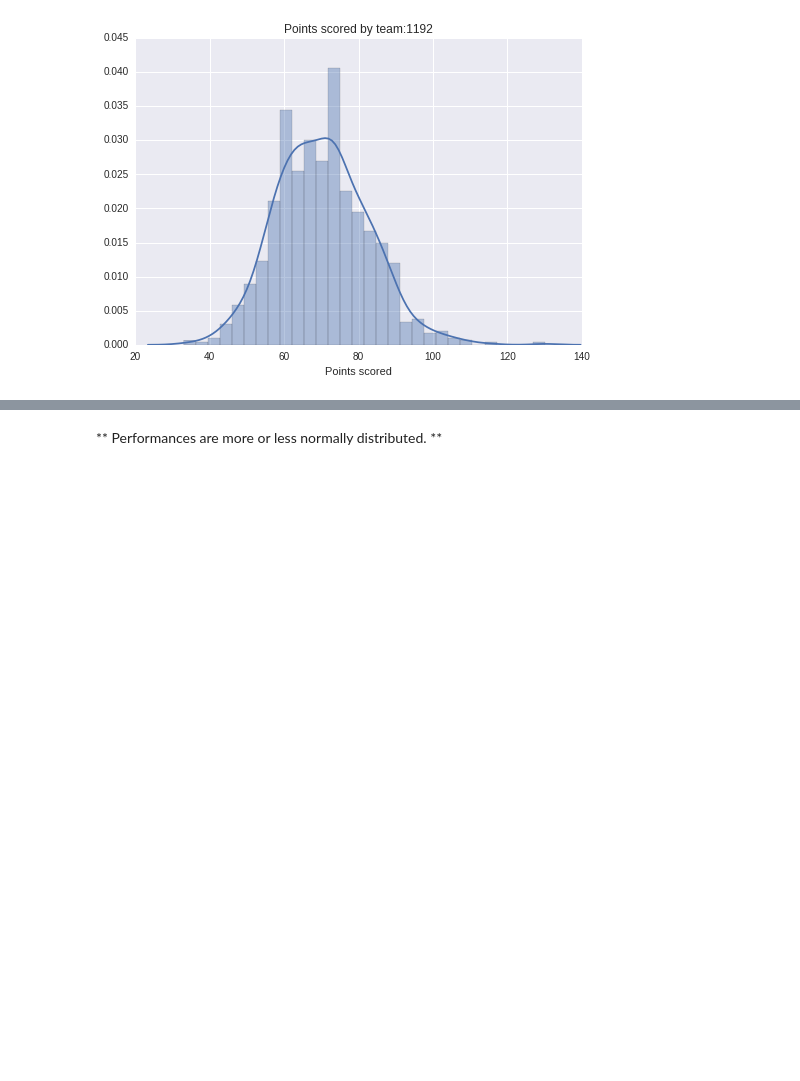
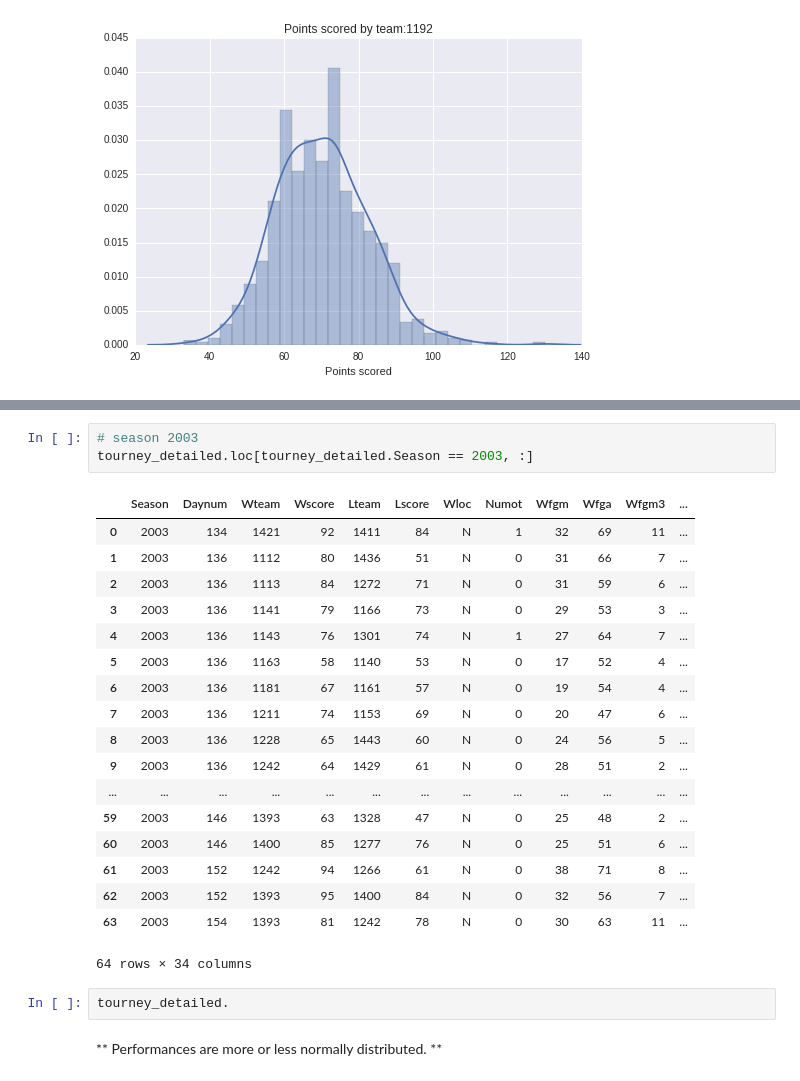
Before and after one commit to numb3r33/March-Madness, a Jupyter notebook: notebooks/PolyaMethod.ipynb, the cells around one changed output, grey strips where cells are left out. Cells and saved outputs as stored; diff of their text form; blank space fills up the shorter version.

```diff
--- a/notebooks/PolyaMethod.ipynb
+++ b/notebooks/PolyaMethod.ipynb
@@ -187,3 +234,27 @@ plot_point_distribution(team_perf, 1192)
+# %%
+# season 2003
+tourney_detailed.loc[tourney_detailed.Season == 2003, :]
+# %% [output]
+|  | Season | Daynum | Wteam | Wscore | Lteam | Lscore | Wloc | Numot | Wfgm | Wfga | Wfgm3 | ... |
+| 0 | 2003 | 134 | 1421 | 92 | 1411 | 84 | N | 1 | 32 | 69 | 11 | ... |
+| 1 | 2003 | 136 | 1112 | 80 | 1436 | 51 | N | 0 | 31 | 66 | 7 | ... |
+| 2 | 2003 | 136 | 1113 | 84 | 1272 | 71 | N | 0 | 31 | 59 | 6 | ... |
+| 3 | 2003 | 136 | 1141 | 79 | 1166 | 73 | N | 0 | 29 | 53 | 3 | ... |
+| 4 | 2003 | 136 | 1143 | 76 | 1301 | 74 | N | 1 | 27 | 64 | 7 | ... |
+| 5 | 2003 | 136 | 1163 | 58 | 1140 | 53 | N | 0 | 17 | 52 | 4 | ... |
+| 6 | 2003 | 136 | 1181 | 67 | 1161 | 57 | N | 0 | 19 | 54 | 4 | ... |
+| 7 | 2003 | 136 | 1211 | 74 | 1153 | 69 | N | 0 | 20 | 47 | 6 | ... |
+| 8 | 2003 | 136 | 1228 | 65 | 1443 | 60 | N | 0 | 24 | 56 | 5 | ... |
+| 9 | 2003 | 136 | 1242 | 64 | 1429 | 61 | N | 0 | 28 | 51 | 2 | ... |
+| ... | ... | ... | ... | ... | ... | ... | ... | ... | ... | ... | ... | ... |
+| 59 | 2003 | 146 | 1393 | 63 | 1328 | 47 | N | 0 | 25 | 48 | 2 | ... |
+| 60 | 2003 | 146 | 1400 | 85 | 1277 | 76 | N | 0 | 25 | 51 | 6 | ... |
+| 61 | 2003 | 152 | 1242 | 94 | 1266 | 61 | N | 0 | 38 | 71 | 8 | ... |
+| 62 | 2003 | 152 | 1393 | 95 | 1400 | 84 | N | 0 | 32 | 56 | 7 | ... |
+| 63 | 2003 | 154 | 1393 | 81 | 1242 | 78 | N | 0 | 30 | 63 | 11 | ... |
+64 rows × 34 columns
+# %%
+tourney_detailed.
 # %% [markdown]
 ** Performances are more or less normally distributed. **
 # %%
```
Also changed, not shown: parts of 6 cells of this notebook, 9 other files.
